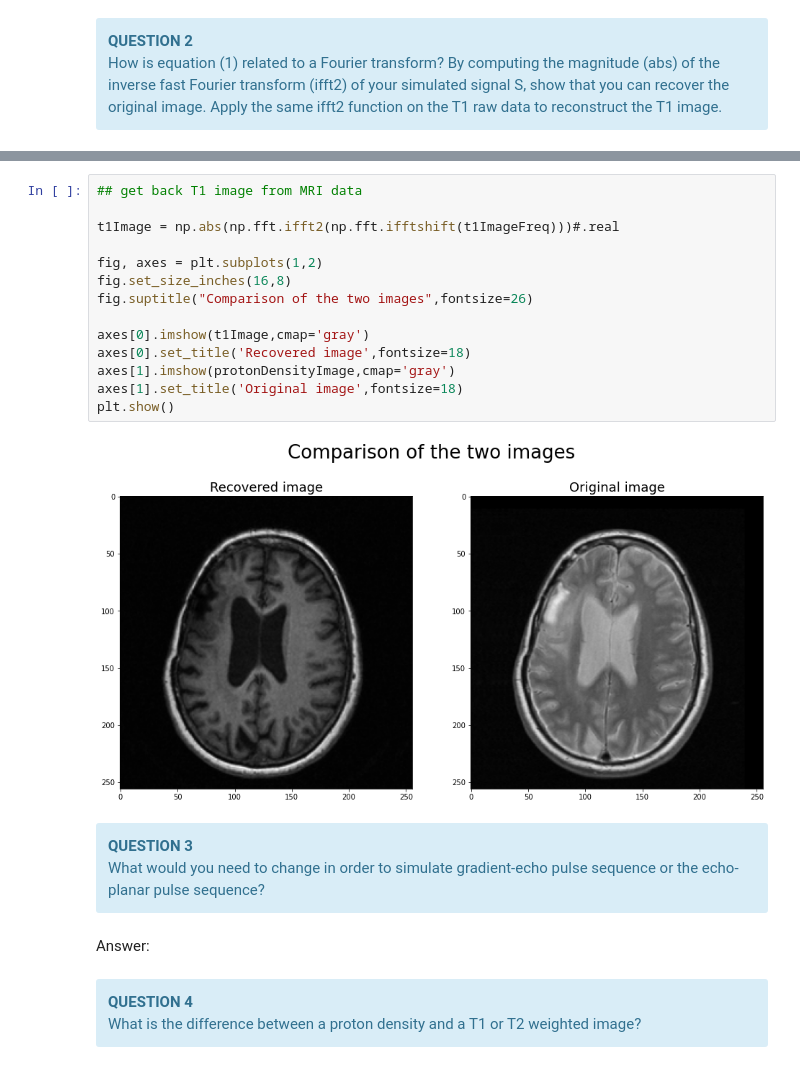
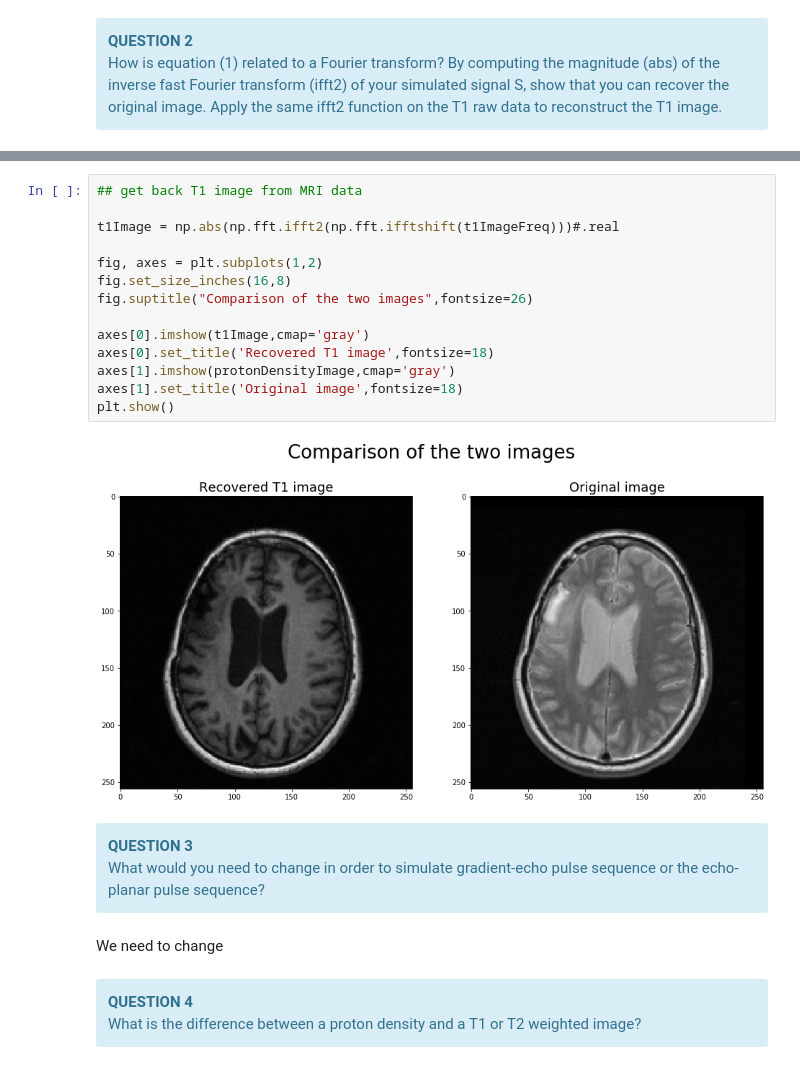
Before and after one commit to gdeside/LGBIO2050_medical_imaging, a Jupyter notebook: Challenge 5 MRI simulation and region growing-20211109/MRSimAndRegGrowV1.ipynb, the cells around one changed output, grey strips where cells are left out. Cells and saved outputs as stored; diff of their text form.

```diff
--- a/Challenge 5 MRI simulation and region growing-20211109/MRSimAndRegGrowV1.ipynb
+++ b/Challenge 5 MRI simulation and region growing-20211109/MRSimAndRegGrowV1.ipynb
@@ -212,26 +242,26 @@ How is equation (1) related to a Fourier transform? By computing the magnitude (
 # %%
 ## get back T1 image from MRI data
 
 t1Image = np.abs(np.fft.ifft2(np.fft.ifftshift(t1ImageFreq)))#.real
 
 fig, axes = plt.subplots(1,2)
 fig.set_size_inches(16,8)
 fig.suptitle("Comparison of the two images",fontsize=26)
 
 axes[0].imshow(t1Image,cmap='gray')
-axes[0].set_title('Recovered image',fontsize=18)
+axes[0].set_title('Recovered T1 image',fontsize=18)
 axes[1].imshow(protonDensityImage,cmap='gray')
 axes[1].set_title('Original image',fontsize=18)
 plt.show()
 # %% [output]
-[figure, old version]
+[figure, new version]
 # %% [markdown]
 <div class="alert alert-info">
 <b>QUESTION 3</b>  <br>
 What would you need to change in order to simulate gradient-echo pulse sequence or the echo-planar pulse sequence?
 </div>
-# %% [markdown]
-Answer:
+# %% [markdown]
+We need to change
 # %% [markdown]
 <div class="alert alert-info">
 <b>QUESTION 4</b>  <br>
```
Also changed, not shown: parts of 15 cells of this notebook, 6 other files.
